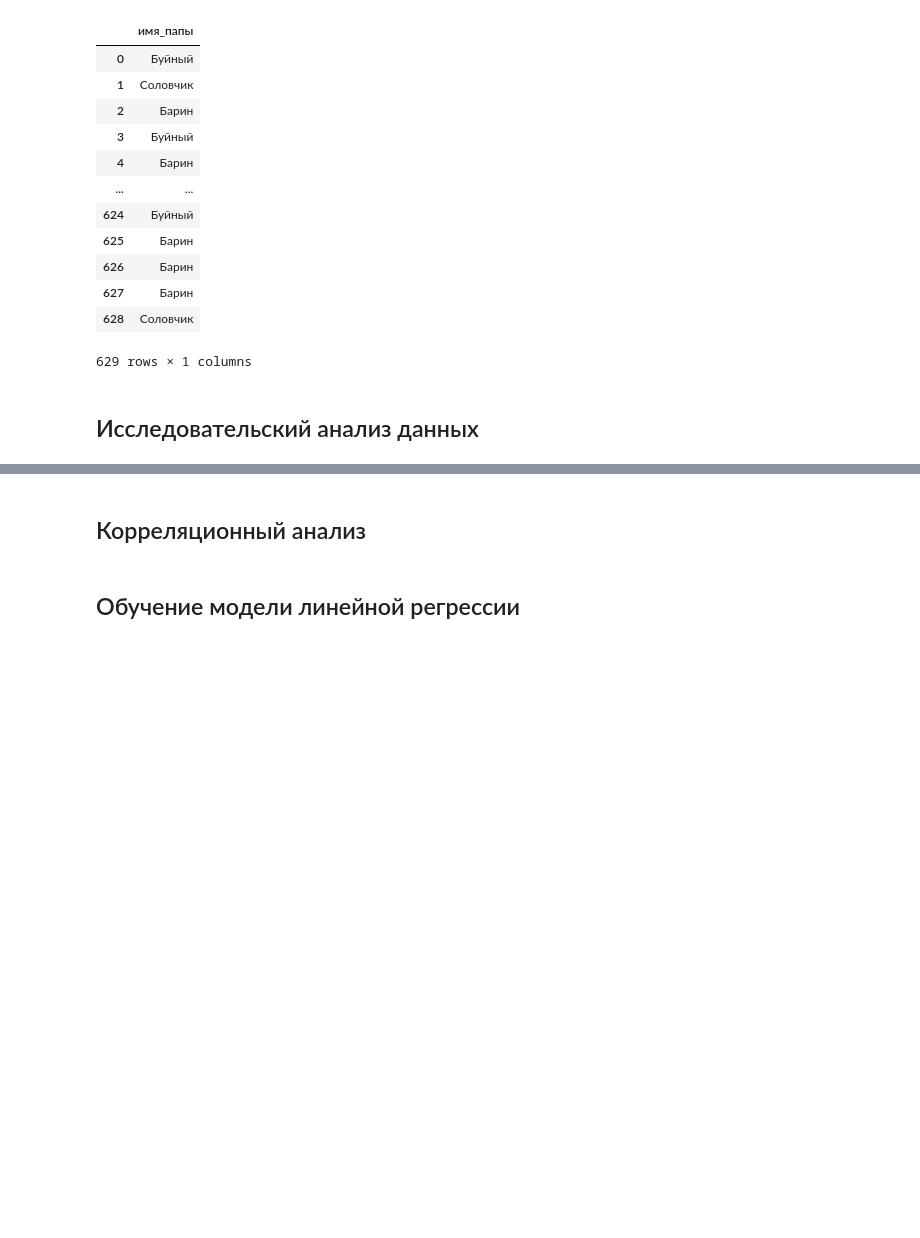
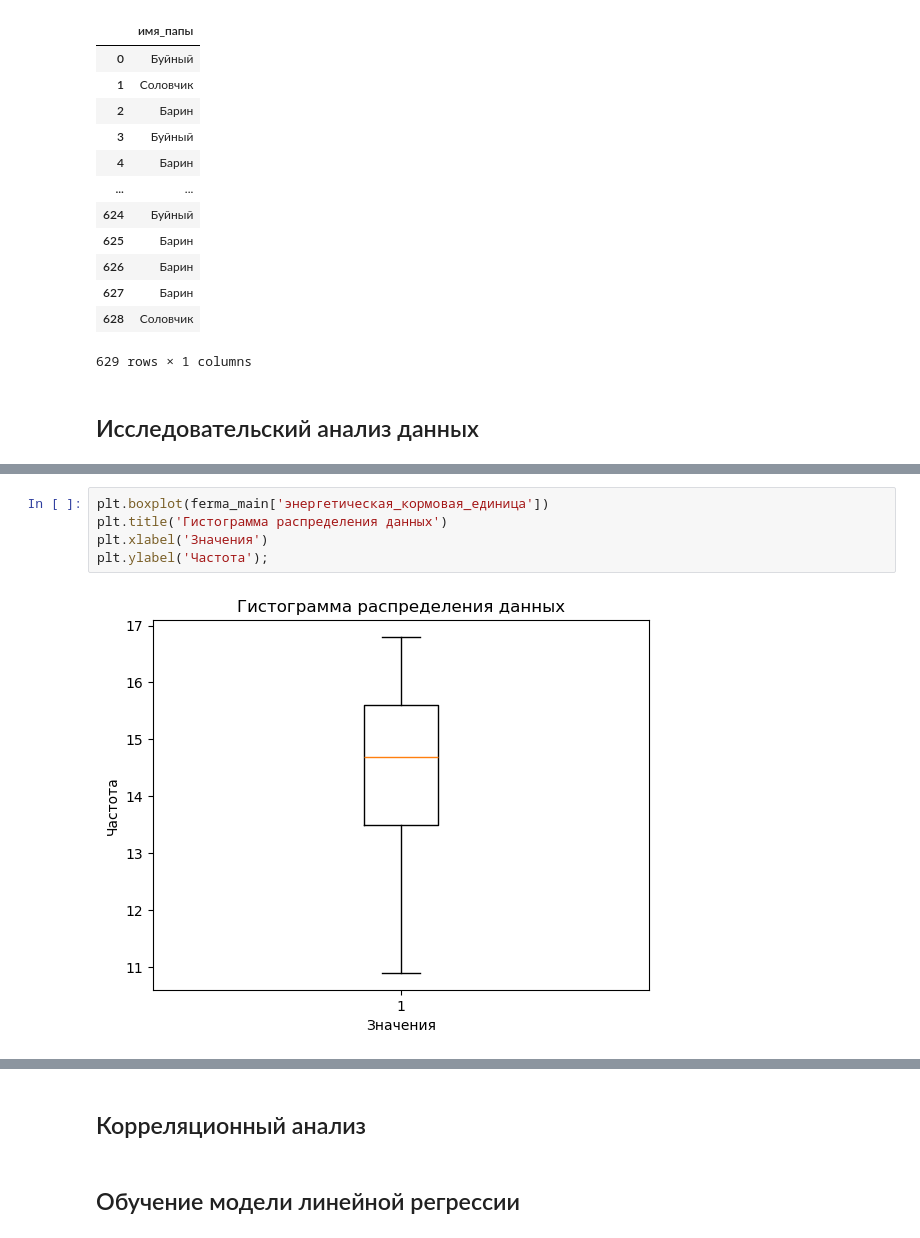
Before and after one commit to butuzovzeleboba/Linear-models-in-machine-learning, a Jupyter notebook: Linear models in machine learning.ipynb, the cells around one changed output, grey strips where cells are left out. Saved outputs shown, nothing was run; the diff lists cells and outputs as text; blank space fills up the shorter version.

```diff
--- a/Linear models in machine learning.ipynb
+++ b/Linear models in machine learning.ipynb
@@ -523,0 +608,7 @@ ferma_dad
+# %%
+plt.boxplot(ferma_main['энергетическая_кормовая_единица'])
+plt.title('Гистограмма распределения данных')
+plt.xlabel('Значения')
+plt.ylabel('Частота');
+# %% [output]
+[figure, added]
```
Also changed, not shown: parts of 27 cells of this notebook.
